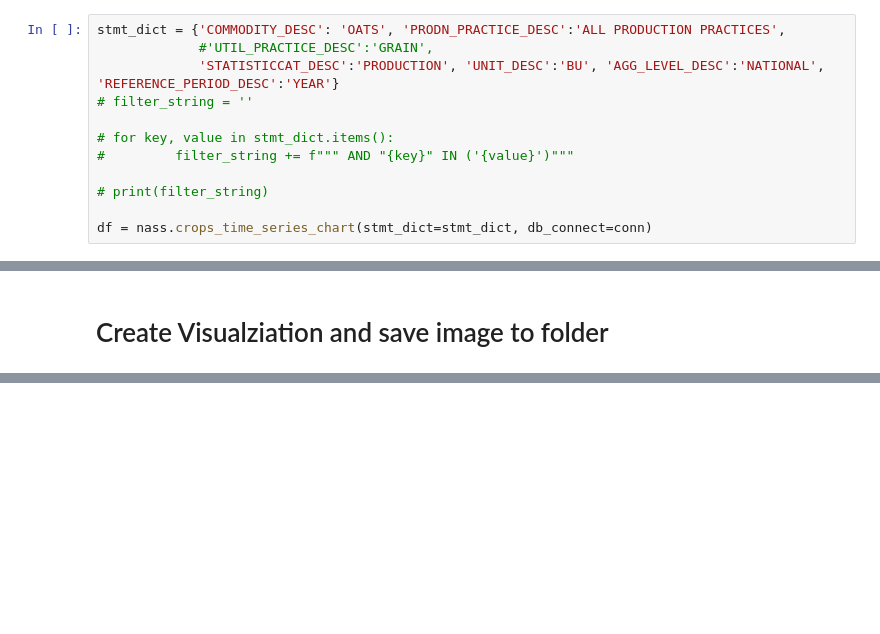
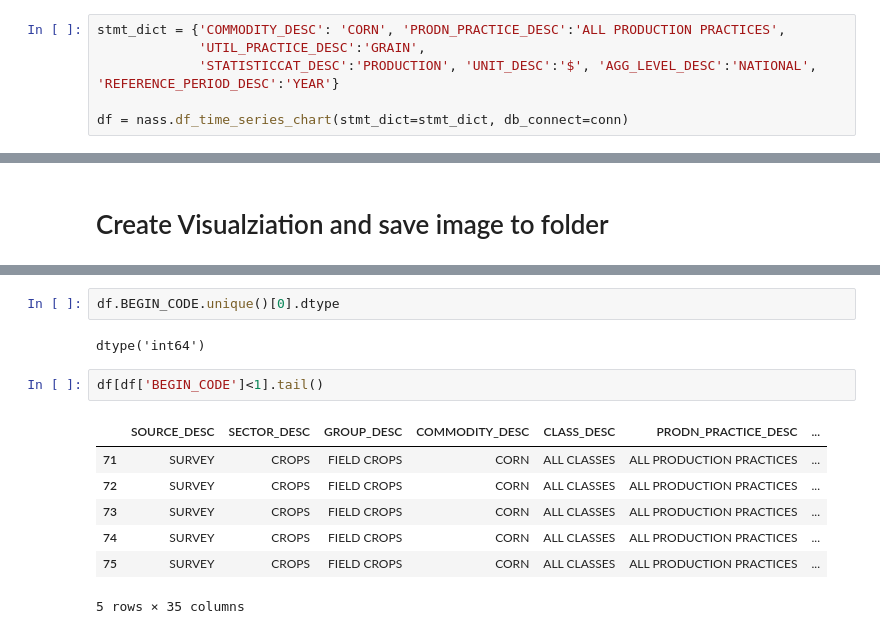
Before and after one commit to micmcc1121/agmkt, a Jupyter notebook: matplot_chart_notebook.ipynb, the cells around one changed output, grey strips where cells are left out. Cells and saved outputs as stored; diff of their text form; blank space fills up the shorter version.

```diff
--- a/matplot_chart_notebook.ipynb
+++ b/matplot_chart_notebook.ipynb
@@ -51,12 +36,6 @@ conn = eng.connect()
 # %%
-stmt_dict = {'COMMODITY_DESC': 'OATS', 'PRODN_PRACTICE_DESC':'ALL PRODUCTION PRACTICES',
-             #'UTIL_PRACTICE_DESC':'GRAIN',
-             'STATISTICCAT_DESC':'PRODUCTION', 'UNIT_DESC':'BU', 'AGG_LEVEL_DESC':'NATIONAL', 'REFERENCE_PERIOD_DESC':'YEAR'}
-# filter_string = ''
+stmt_dict = {'COMMODITY_DESC': 'CORN', 'PRODN_PRACTICE_DESC':'ALL PRODUCTION PRACTICES',
+             'UTIL_PRACTICE_DESC':'GRAIN',
+             'STATISTICCAT_DESC':'PRODUCTION', 'UNIT_DESC':'$', 'AGG_LEVEL_DESC':'NATIONAL', 'REFERENCE_PERIOD_DESC':'YEAR'}
 
-# for key, value in stmt_dict.items():
-#         filter_string += f""" AND "{key}" IN ('{value}')"""
-
-# print(filter_string)
-
-df = nass.crops_time_series_chart(stmt_dict=stmt_dict, db_connect=conn)
+df = nass.df_time_series_chart(stmt_dict=stmt_dict, db_connect=conn)
@@ -85,0 +86,14 @@ plt.show()
+# %%
+df.BEGIN_CODE.unique()[0].dtype
+# %% [output]
+dtype('int64')
+# %%
+df[df['BEGIN_CODE']<1].tail()
+# %% [output]
+|  | SOURCE_DESC | SECTOR_DESC | GROUP_DESC | COMMODITY_DESC | CLASS_DESC | PRODN_PRACTICE_DESC | ... |
+| 71 | SURVEY | CROPS | FIELD CROPS | CORN | ALL CLASSES | ALL PRODUCTION PRACTICES | ... |
+| 72 | SURVEY | CROPS | FIELD CROPS | CORN | ALL CLASSES | ALL PRODUCTION PRACTICES | ... |
+| 73 | SURVEY | CROPS | FIELD CROPS | CORN | ALL CLASSES | ALL PRODUCTION PRACTICES | ... |
+| 74 | SURVEY | CROPS | FIELD CROPS | CORN | ALL CLASSES | ALL PRODUCTION PRACTICES | ... |
+| 75 | SURVEY | CROPS | FIELD CROPS | CORN | ALL CLASSES | ALL PRODUCTION PRACTICES | ... |
+5 rows × 35 columns
```
Also changed, not shown: parts of 7 cells of this notebook, 3 other files.
